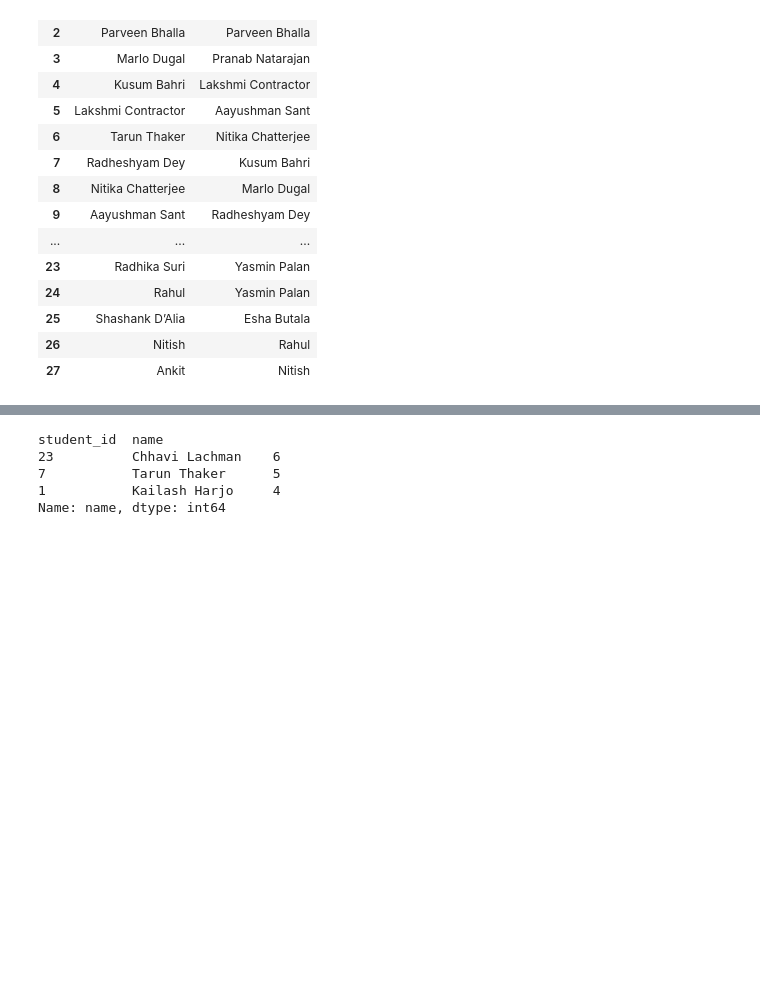
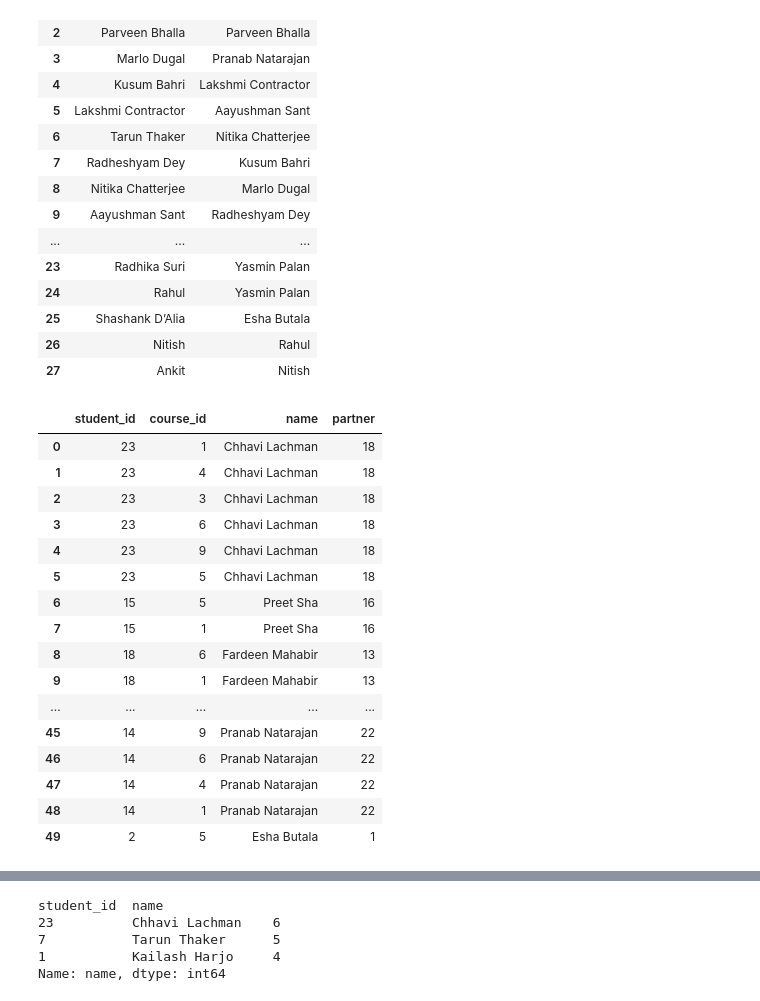
Before and after one commit to Pritush09/Pandas-and-its-functions-detailed, a Jupyter notebook: Session_20_merging.ipynb, the cells around one changed output, grey strips where cells are left out. Saved outputs shown, nothing was run; the diff lists cells and outputs as text; code cells hidden in the pictures; blank space fills up the shorter version.

Commit message:
learned a alternate code for the merge

```diff
--- a/Session_20_merging.ipynb
+++ b/Session_20_merging.ipynb
@@ -512,3 +547,23 @@ students.merge(students,how='inner',left_on='partner',right_on='student_id')[['n
 | 25 | Shashank D’Alia | Esha Butala |
 | 26 | Nitish | Rahul |
 | 27 | Ankit | Nitish |
+# %%
+regs.merge(students,on='student_id')
+# %% [output]
+|  | student_id | course_id | name | partner |
+| 0 | 23 | 1 | Chhavi Lachman | 18 |
+| 1 | 23 | 4 | Chhavi Lachman | 18 |
+| 2 | 23 | 3 | Chhavi Lachman | 18 |
+| 3 | 23 | 6 | Chhavi Lachman | 18 |
+| 4 | 23 | 9 | Chhavi Lachman | 18 |
+| 5 | 23 | 5 | Chhavi Lachman | 18 |
+| 6 | 15 | 5 | Preet Sha | 16 |
+| 7 | 15 | 1 | Preet Sha | 16 |
+| 8 | 18 | 6 | Fardeen Mahabir | 13 |
+| 9 | 18 | 1 | Fardeen Mahabir | 13 |
+| ... | ... | ... | ... | ... |
+| 45 | 14 | 9 | Pranab Natarajan | 22 |
+| 46 | 14 | 6 | Pranab Natarajan | 22 |
+| 47 | 14 | 4 | Pranab Natarajan | 22 |
+| 48 | 14 | 1 | Pranab Natarajan | 22 |
+| 49 | 2 | 5 | Esha Butala | 1 |
```
Also changed, not shown: parts of 9 cells of this notebook.
